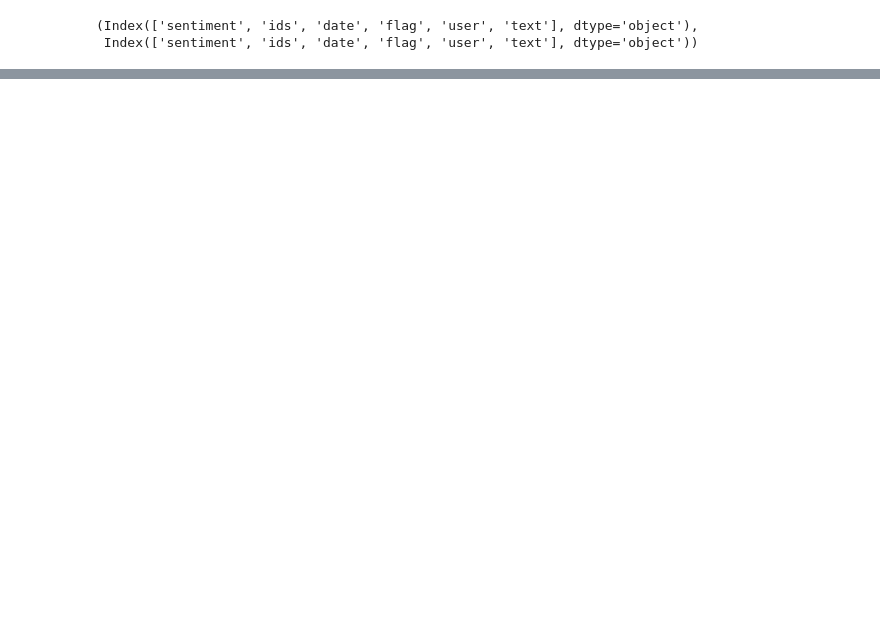
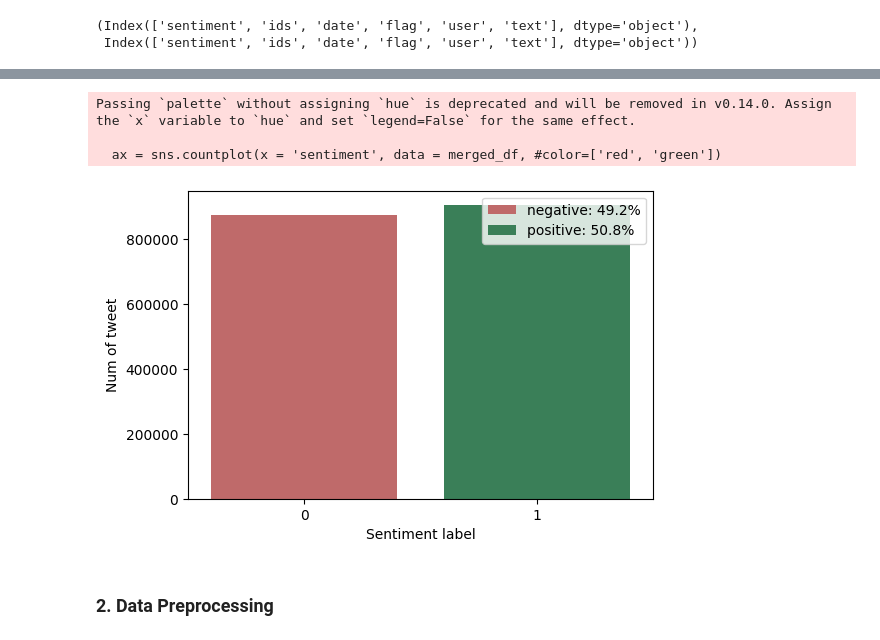
Before and after one commit to taha-kms/Tweet-Sentiment-Analysis, a Jupyter notebook: main.ipynb, the cells around one changed output, grey strips where cells are left out. Saved outputs shown, nothing was run; the diff lists cells and outputs as text; code cells hidden in the pictures; blank space fills up the shorter version.

Commit message:
check the data distributions

```diff
--- a/main.ipynb
+++ b/main.ipynb
@@ -38,0 +59,9 @@ KeyError: "['text'] not in index"
+# %%
+# creation column of hour, weekday, month from date
+merged_df["hour"] = merged_df["date"].apply(lambda x: x.hour)
+merged_df["weekday"] = merged_df["date"].apply(lambda x: x.weekday())
+merged_df["month"] = merged_df["date"].apply(lambda x: x.month)
+merged_df["day"] = merged_df["date"].apply(lambda x: x.day)
+
+
+merged_df.head()
@@ -38,0 +99,22 @@ KeyError: "['text'] not in index"
+# %%
+
+# compute distribution percentages
+pos_perc = 100 * merged_df[merged_df['sentiment'] == 1].size / merged_df.size
+neg_perc = 100 - pos_perc
+
+fig, ax = plt.subplots(figsize=(6, 4))
+ax = sns.countplot(x = 'sentiment', data = merged_df, #color=['red', 'green'])
+              palette=sns.color_palette(['indianred', 'seagreen'], 2))
+ax.set_ylabel('Num of tweet')
+ax.set_xlabel('Sentiment label')
+# ax.set_title('Distribution of sentiment')
+ax.legend(handles=ax.patches, labels=(f'negative: {neg_perc:.1f}%', f'positive: {pos_perc:.1f}%'))
+plt.savefig('DistributionOfSentiment.svg', bbox_inches="tight")
+plt.show()
+# %% [output]
+Passing `palette` without assigning `hue` is deprecated and will be removed in v0.14.0. Assign the `x` variable to `hue` and set `legend=False` for the same effect.
+
+  ax = sns.countplot(x = 'sentiment', data = merged_df, #color=['red', 'green'])
+[figure, added]
+# %% [markdown]
+### 2. Data Preprocessing
```
Also changed, not shown: parts of 14 cells of this notebook.
